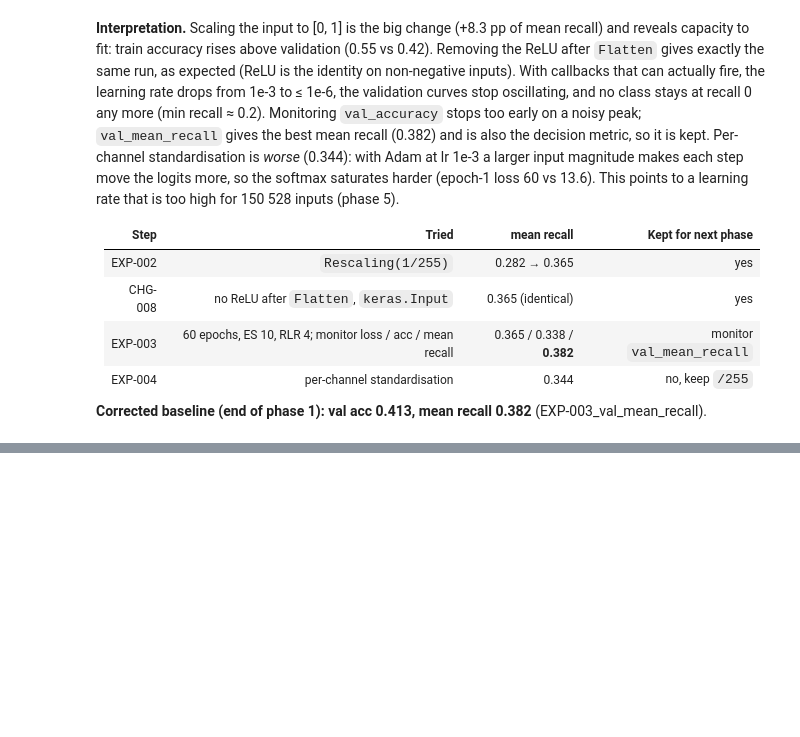
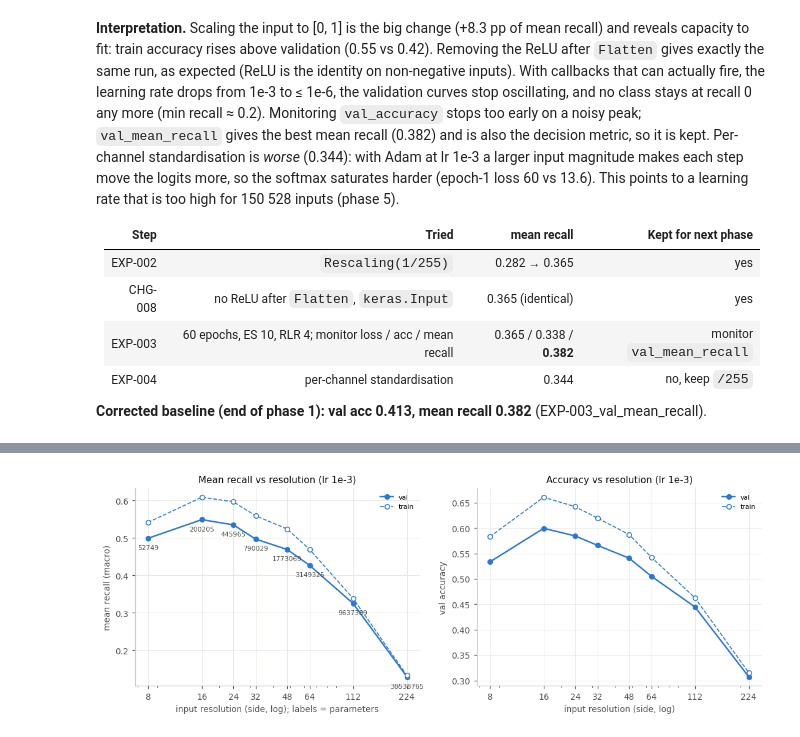
Before and after one commit to alexsierra45/image-recognition, a Jupyter notebook: hyperparameter_sweep.ipynb, the cells around one changed output, grey strips where cells are left out. Cells and saved outputs as stored; diff of their text form; code cells hidden in the pictures; blank space fills up the shorter version.

```diff
--- a/hyperparameter_sweep.ipynb
+++ b/hyperparameter_sweep.ipynb
@@ -106,0 +114,4 @@ points to a learning rate that is too high for 150 528 inputs (phase 5).
+# %%
+df2 = pu.expand_config(pu.load_results('EXP-005'))
+table(df2.sort_values(['lr', 'res']))
+display(df2.pivot_table(index='lr', columns='res', values='mean_recall').style.format(precision=3, na_rep='').set_caption('validation mean recall (rows: lr, columns: resolution)'))
@@ -106,0 +144,12 @@ points to a learning rate that is too high for 150 528 inputs (phase 5).
+# %%
+main = df2[df2['lr'] == 1e-3].copy()
+main['inputs'] = main['res'] ** 2 * 3
+fig, axes = pu.plt.subplots(1, 2, figsize=(12, 3.8))
+pu.plot_sweep(main, 'res', 'mean_recall', logx=True, annotate='params', ax=axes[0], xlabel='input resolution (side, log); labels = parameters',
+              title='Mean recall vs resolution (lr 1e-3)')
+pu.plot_sweep(main, 'res', 'val_acc', logx=True, ax=axes[1], xlabel='input resolution (side, log)', title='Accuracy vs resolution (lr 1e-3)')
+for ax in axes:
+    ax.set_xticks(sorted(main['res'])); ax.set_xticklabels(sorted(main['res']))
+pu._save(fig, 'phase2_metric_vs_resolution');
+# %% [output]
+[figure, added]
```
Also changed, not shown: parts of 6 cells of this notebook, 25 other files.
